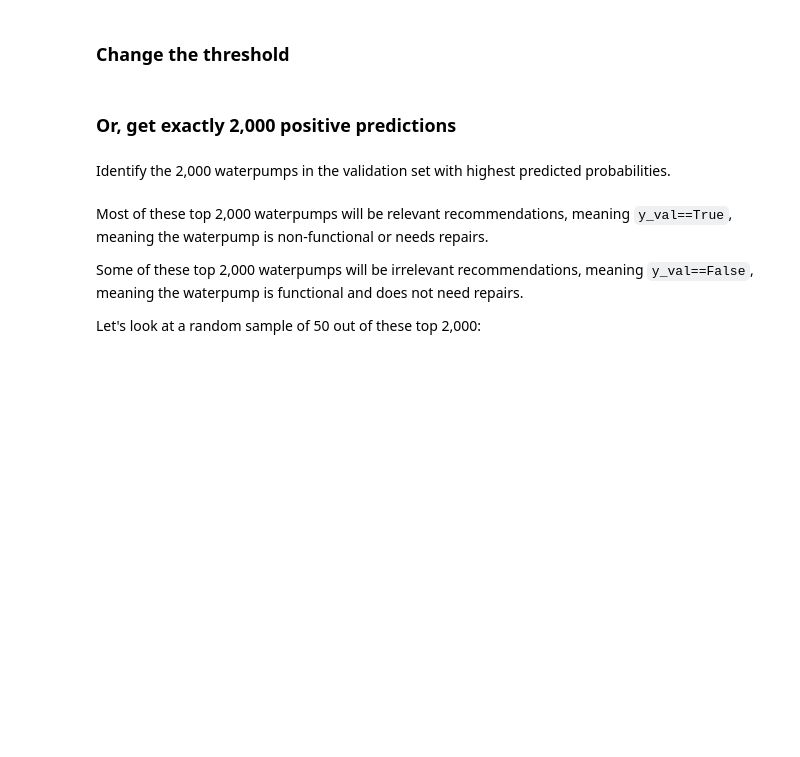
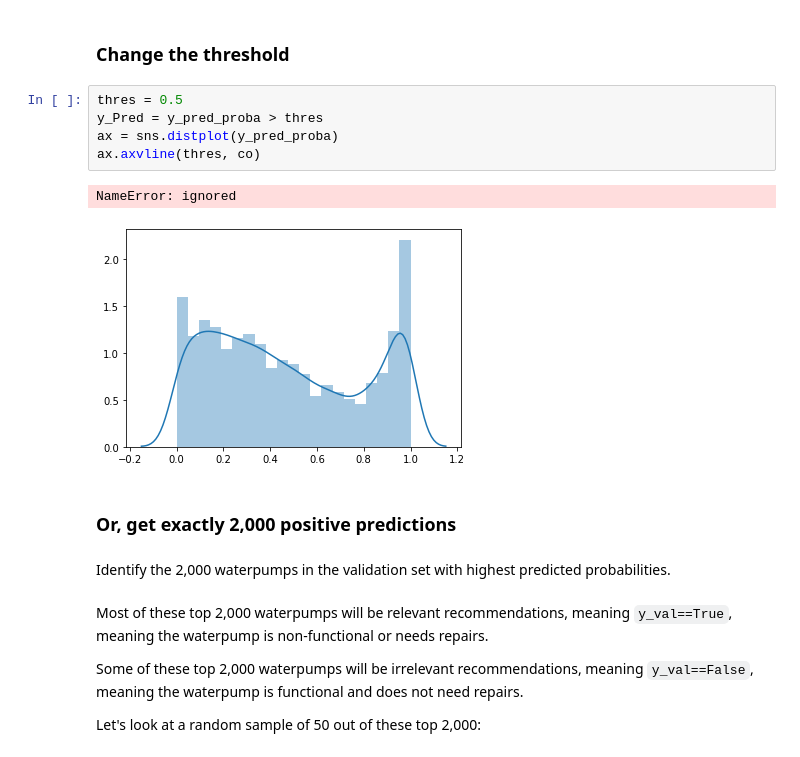
Before and after one commit to lmstephens/DS-Unit-2-Kaggle-Challenge, a Jupyter notebook: module4-classification-metrics/LS_DS_224.ipynb, the cells around one changed output. Cells and saved outputs as stored; diff of their text form; blank space fills up the shorter version.

```diff
--- a/module4-classification-metrics/LS_DS_224.ipynb
+++ b/module4-classification-metrics/LS_DS_224.ipynb
@@ -386,5 +443,13 @@ y_pred = pipeline.predict(X_val)
 # %% [markdown]
 ### Change the threshold
+# %%
+thres = 0.5
+y_Pred = y_pred_proba > thres
+ax = sns.distplot(y_pred_proba)
+ax.axvline(thres, co)
+# %% [output]
+NameError: ignored
+[figure, added]
 # %% [markdown]
 ### Or, get exactly 2,000 positive predictions
 # %% [markdown]
```
Also changed, not shown: parts of 14 cells of this notebook.
